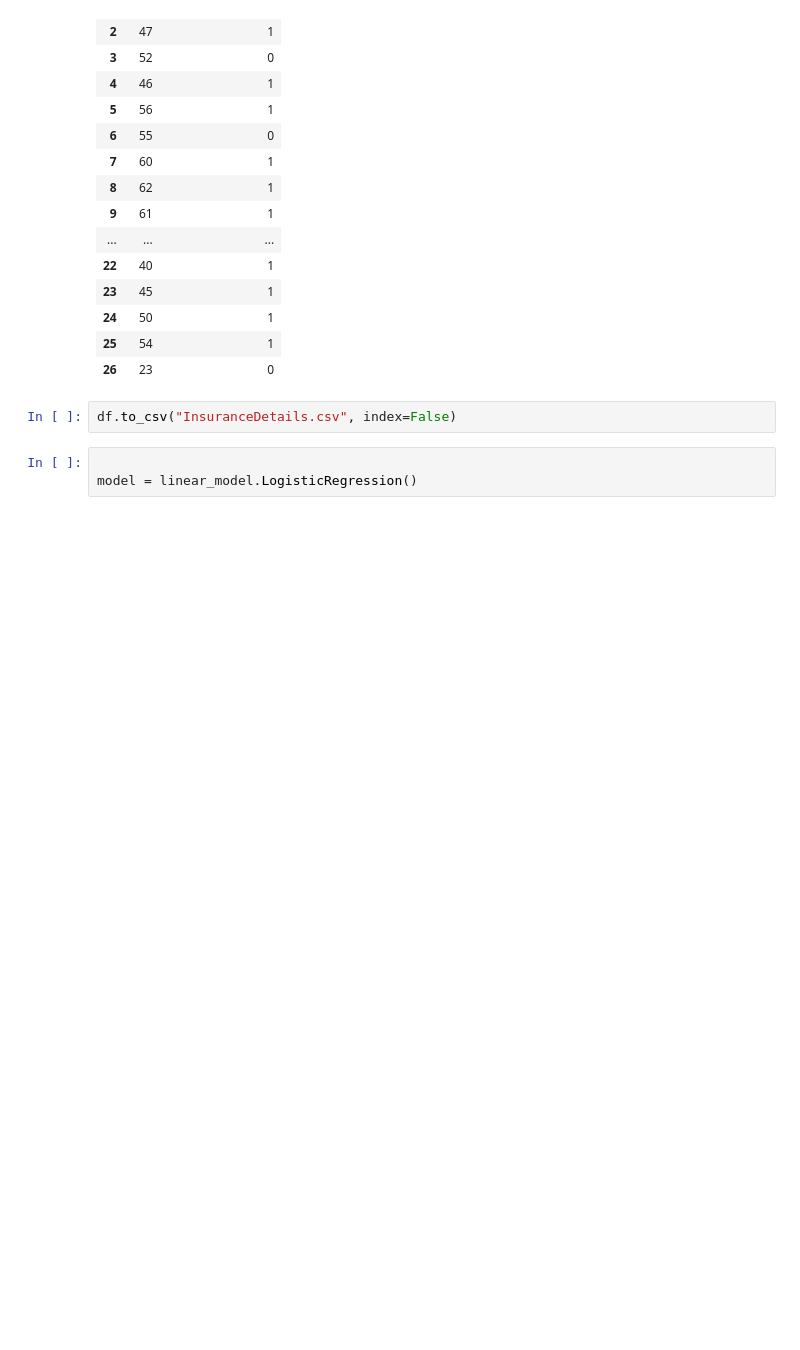
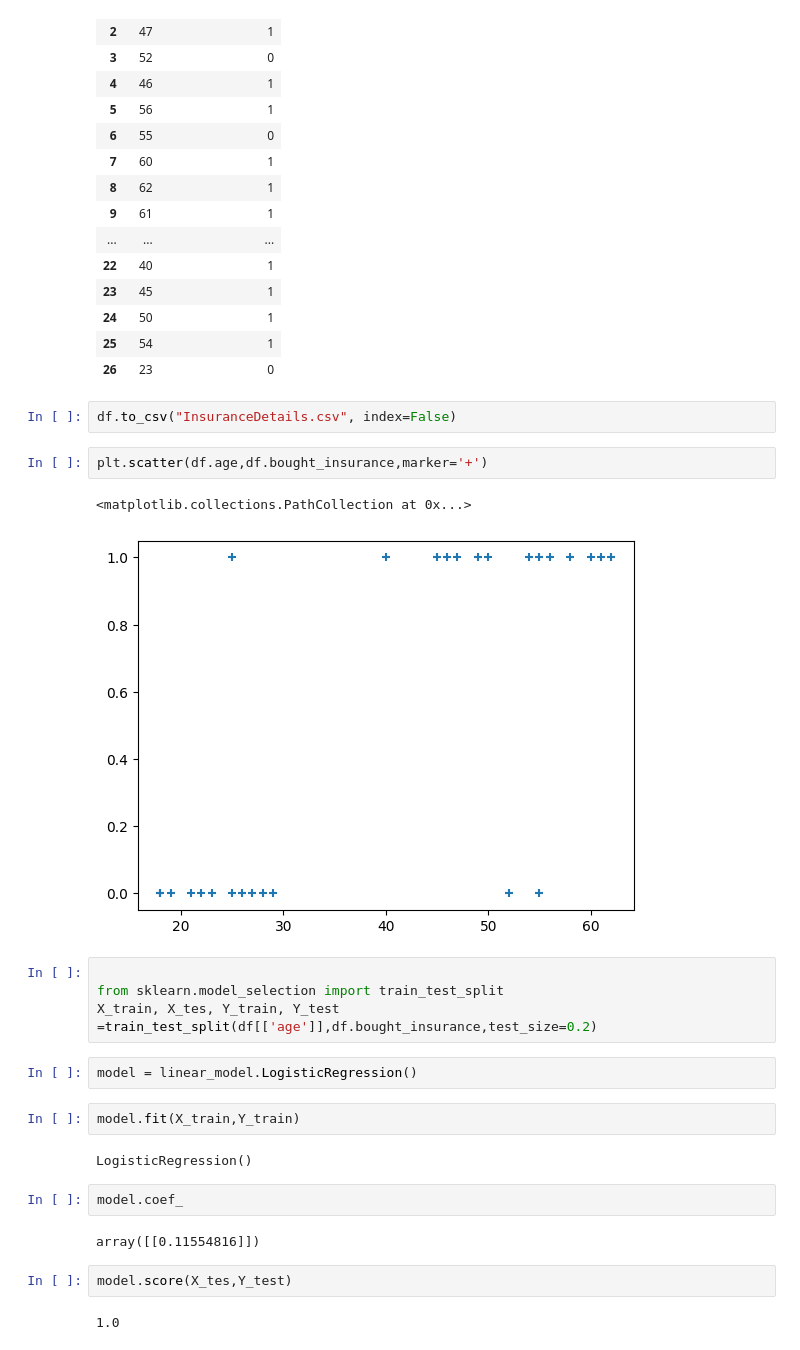
Before and after one commit to mtptisid/Machine_Laerning-, a Jupyter notebook: LogisticRegression/LogiReg.ipynb, the cells around one changed output. Drawn from its saved outputs; the diff is of its cells as text; blank space fills up the shorter version.

```diff
--- a/LogisticRegression/LogiReg.ipynb
+++ b/LogisticRegression/LogiReg.ipynb
@@ -59,6 +60,26 @@ df
 | 26 | 23 | 0 |
 # %%
 df.to_csv("InsuranceDetails.csv", index=False)
+# %%
+plt.scatter(df.age,df.bought_insurance,marker='+')
+# %% [output]
+<matplotlib.collections.PathCollection at 0x...>
+[figure, added]
+# %%
+
+from sklearn.model_selection import train_test_split
+X_train, X_tes, Y_train, Y_test =train_test_split(df[['age']],df.bought_insurance,test_size=0.2)
 # %%
-
 model = linear_model.LogisticRegression()
+# %%
+model.fit(X_train,Y_train)
+# %% [output]
+LogisticRegression()
+# %%
+model.coef_
+# %% [output]
+array([[0.11554816]])
+# %%
+model.score(X_tes,Y_test)
+# %% [output]
+1.0
```
Also changed, not shown: parts of 25 cells of this notebook, 1 other file.
